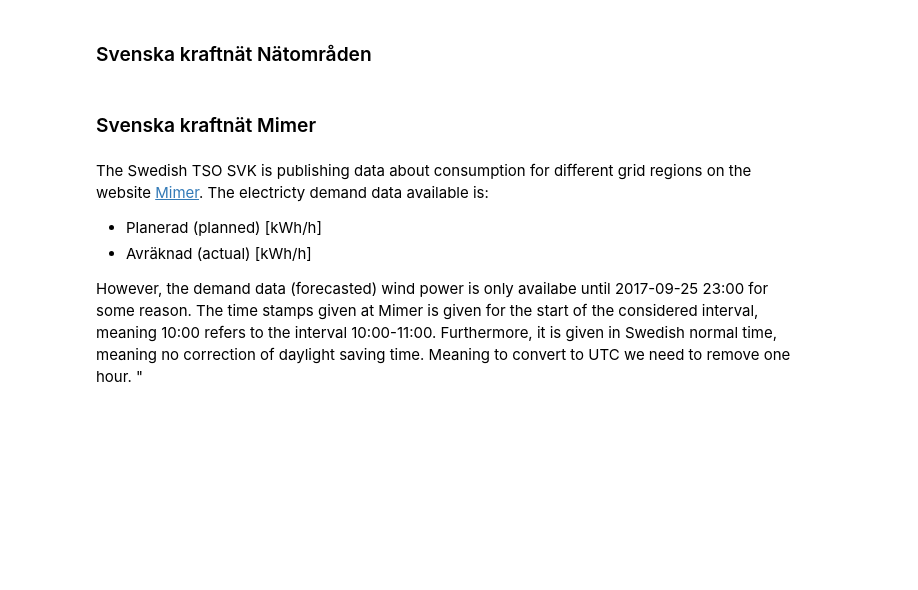
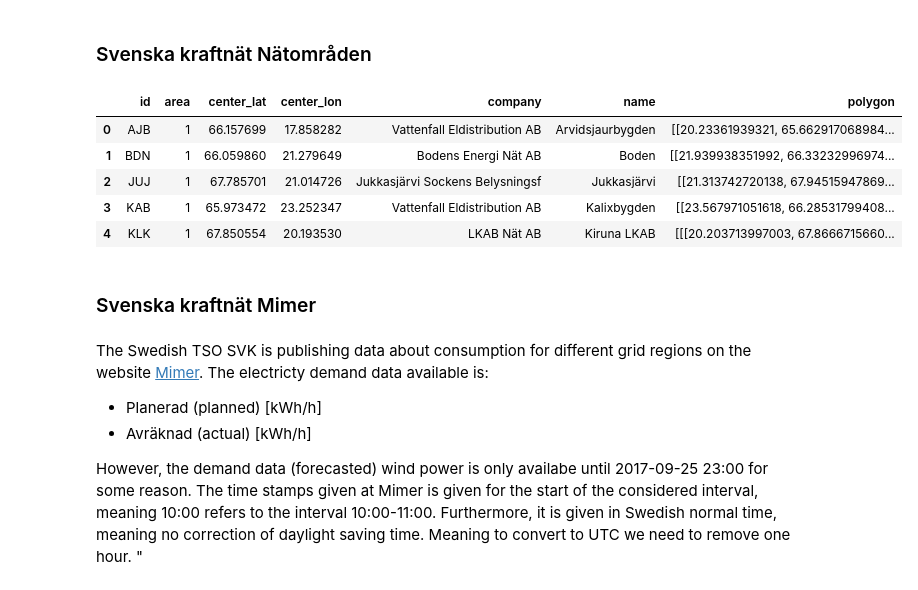
Before and after one commit to rebaseenergy/svk-data, a Jupyter notebook: nb-svk-data.ipynb, the cells around one changed output. Drawn from its saved outputs; the diff is of its cells as text; code cells hidden in the pictures; blank space fills up the shorter version.

Commit message:
Added raw github link.

```diff
--- a/nb-svk-data.ipynb
+++ b/nb-svk-data.ipynb
@@ -28,3 +29,15 @@ df_areas.to_excel("./all_areas.xlsx")
+# %%
+#load data with cloab
+raw_link = 'https://raw.githubusercontent.com/rebaseenergy/svk-data/main/all_areas.csv'
+df_areas = pd.read_csv(raw_link)
+df_areas.head()
+# %% [output]
+|  | id | area | center_lat | center_lon | company | name | polygon |
+| 0 | AJB | 1 | 66.157699 | 17.858282 | Vattenfall Eldistribution AB | Arvidsjaurbygden | [[20.23361939321, 65.662917068984... |
+| 1 | BDN | 1 | 66.059860 | 21.279649 | Bodens Energi Nät AB | Boden | [[21.939938351992, 66.33232996974... |
+| 2 | JUJ | 1 | 67.785701 | 21.014726 | Jukkasjärvi Sockens Belysningsf | Jukkasjärvi | [[21.313742720138, 67.94515947869... |
+| 3 | KAB | 1 | 65.973472 | 23.252347 | Vattenfall Eldistribution AB | Kalixbygden | [[23.567971051618, 66.28531799408... |
+| 4 | KLK | 1 | 67.850554 | 20.193530 | LKAB Nät AB | Kiruna LKAB | [[[20.203713997003, 67.8666715660... |
 # %% [markdown]
 ### Svenska kraftnät Mimer
 # %% [markdown]
```
Also changed, not shown: parts of 1 cell of this notebook.
